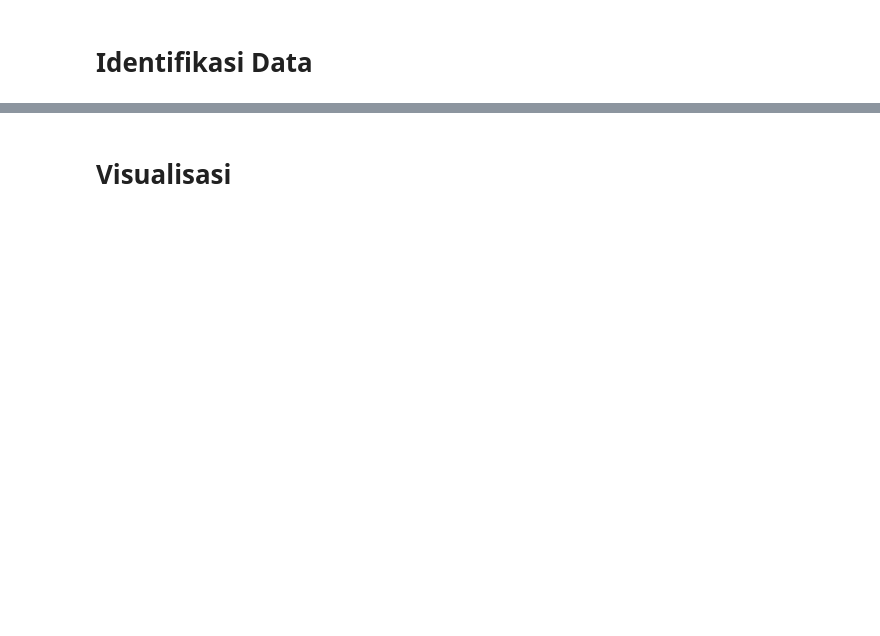
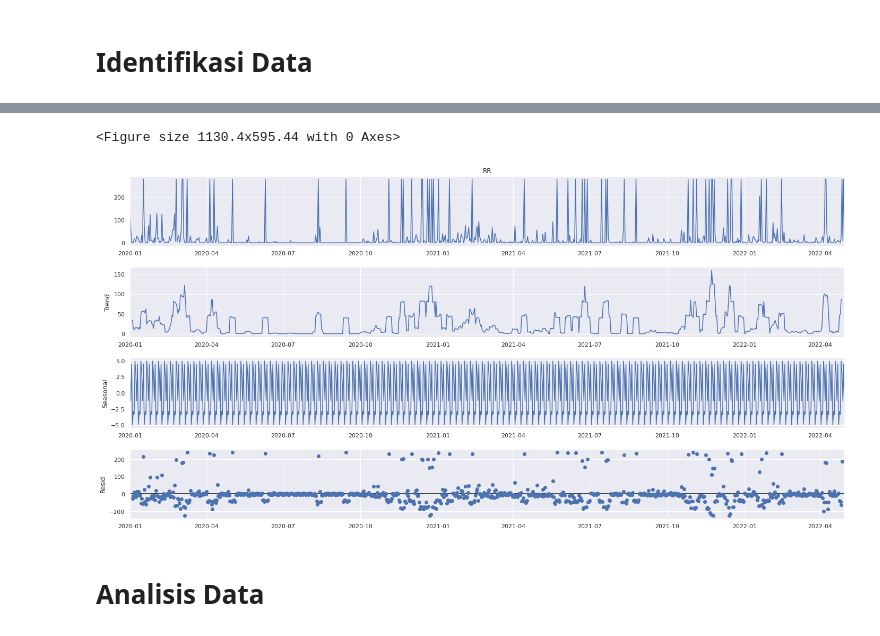
Before and after one commit to RyanB1303/curah_hujan, a Jupyter notebook: curah_hujan_predict_v1.ipynb, the cells around one changed output, grey strips where cells are left out. Saved outputs shown, nothing was run; the diff lists cells and outputs as text; code cells hidden in the pictures; blank space fills up the shorter version.

```diff
--- a/curah_hujan_predict_v1.ipynb
+++ b/curah_hujan_predict_v1.ipynb
@@ -111,2 +128,6 @@ sns.lineplot(x="Tanggal", y="RR", data=df_predict_clean)
 # %% [markdown]
 # Identifikasi Data
+# %%
+# set_index df_rain_20
+df_rain_20 = df_rain_20.set_index('Tanggal')
+df_rain_20.head()
@@ -113,9 +142,12 @@ sns.lineplot(x="Tanggal", y="RR", data=df_predict_clean)
 # %%
 from statsmodels.tsa.seasonal import seasonal_decompose
-result = seasonal_decompose(df_predict_clean['RR'], model='additive')
+result = seasonal_decompose(df_rain_20['RR'], model='additive')
 
 fig = plt.figure()
 fig = result.plot()
-fig.set_size_inches(20,12)
+fig.set_size_inches(20,10)
+# %% [output]
+<Figure size 1130.4x595.44 with 0 Axes>
+[figure, added]
 # %% [markdown]
-# Visualisasi
+# Analisis Data
```
Also changed, not shown: parts of 43 cells of this notebook, 1 other file.
